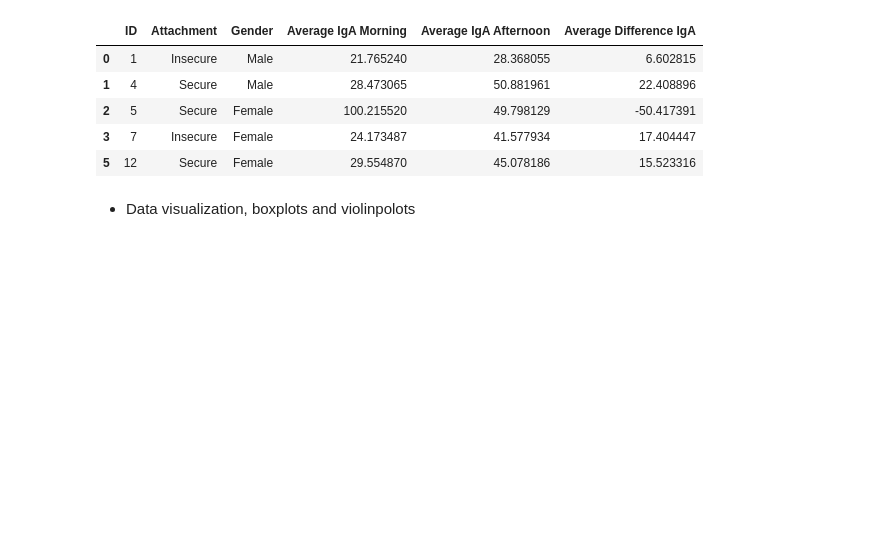
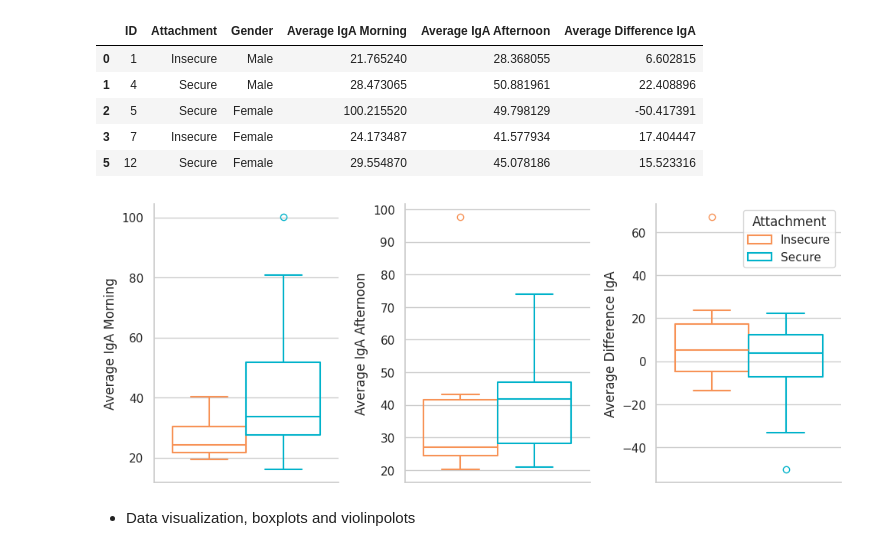
Before and after one commit to dMedinaO/IgA_attachment_analysis, a Jupyter notebook: scripts/3_descriptive_analysis_IGA.ipynb, the cells around one changed output. Cells and saved outputs as stored; diff of their text form; code cells hidden in the pictures; blank space fills up the shorter version.

```diff
--- a/scripts/3_descriptive_analysis_IGA.ipynb
+++ b/scripts/3_descriptive_analysis_IGA.ipynb
@@ -122,6 +122,43 @@ df_data_clean.head(5)
 | 2 | 5 | Secure | Female | 100.215520 | 49.798129 | -50.417391 |
 | 3 | 7 | Insecure | Female | 24.173487 | 41.577934 | 17.404447 |
 | 5 | 12 | Secure | Female | 29.554870 | 45.078186 | 15.523316 |
+# %%
+sns.set(style="whitegrid", font_scale=1)
+
+palette = {"Secure": "#00B2CA", "Insecure": "#F79256"}
+
+f, axes = plt.subplots(1, 3, figsize=(10, 4), sharex=True)
+
+sns.boxplot(
+    data=df_data_clean,
+    y="Average IgA Morning",
+    hue="Attachment",
+    ax=axes[0],
+    fill=False,
+    palette=palette,
+    legend=False)
+
+sns.boxplot(
+    data=df_data_clean,
+    y="Average IgA Afternoon",
+    hue="Attachment",
+    ax=axes[1],
+    fill=False,
+    palette=palette,
+    legend=False)
+
+sns.boxplot(
+    data=df_data_clean,
+    y="Average Difference IgA",
+    hue="Attachment",
+    ax=axes[2],
+    palette=palette,
+    fill=False)
+
+sns.despine()
+plt.tight_layout()
+# %% [output]
+[figure, added]
 # %% [markdown]
 - Data visualization, boxplots and violinpolots
 # %%
```
Also changed, not shown: parts of 1 cell of this notebook, 2 other files.
